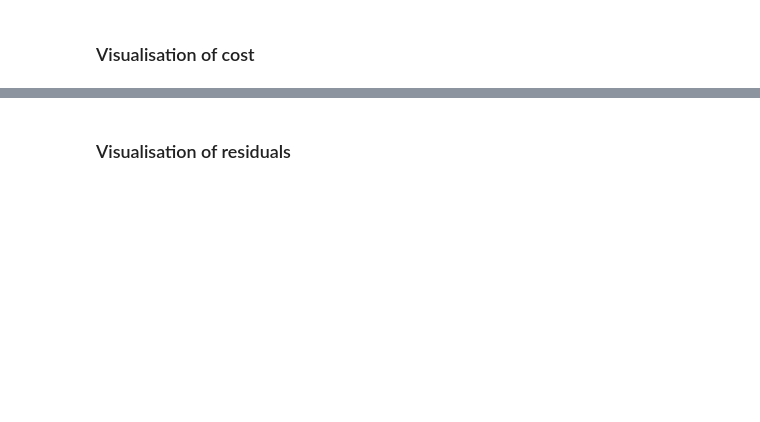
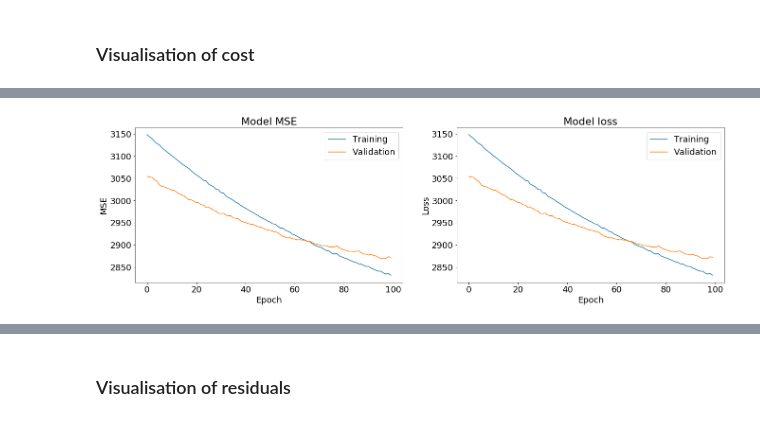
Before and after one commit to allenj813/DS-SYD-PT-24FEB, a Jupyter notebook: Module_10/Labs/IOD_Lab-10.1 vAJ.ipynb, the cells around one changed output, grey strips where cells are left out. Cells and saved outputs as stored; diff of their text form; code cells hidden in the pictures; blank space fills up the shorter version.

```diff
--- a/Module_10/Labs/IOD_Lab-10.1 vAJ.ipynb
+++ b/Module_10/Labs/IOD_Lab-10.1 vAJ.ipynb
@@ -99,14 +92,14 @@ X_train, X_test, y_train, y_test = train_test_split(
 # insert code here
 model = Sequential()
 
-# Add first hidden layer
-model.add(Dense(10, activation = 'relu', input_dim=8))
+# Add first hidden layer, 15 is arbitrary and hyperparameters
+model.add(Dense(15, activation = 'relu', input_shape = (n_cols, )))
 
-# Add second hidden layer
-model.add(Dense(8, activation = 'relu'))
+# Add second hidden layer, 5 is arbitrary and hyperparameters
+model.add(Dense(5, activation = 'relu'))
 
-# Add output layer
-model.add(Dense(1, activation = 'softmax'))
+# Add output layer, use linear because it is regression
+model.add(Dense(1, activation = 'linear'))
 # %%
 print(model.summary())
 # %% [output]
@@ -128,11 +121,12 @@ None
 # %% [markdown]
 ### Compile the model
 # %%
-# insert code here
 # Optimizer tries to minimize the loss function after every epoch
+# Depends on if regression, classification, etc
+
 model.compile(
     optimizer = 'adam',
-    loss = 'mean_squared_error',
-    metrics = ['accuracy'])
+    loss = 'mse',
+    metrics = ['mse'])
 # %% [markdown]
 ### Fit the training data
@@ -146,5 +144,5 @@ history = model.fit(
     validation_split = 0.25,
     batch_size = 20,
     epochs = 100,
-    verbose = 0)
+    verbose = 1)
 # %% [output]
@@ -199,3 +234,28 @@ score = model.evaluate(X_test, y_test, batch_size = 315)
+# %%
+fig, ax = plt.subplots(1, 2, figsize = (18, 6))
+fig.subplots_adjust(left = 0.02, right = 0.98, wspace = 0.2)
+
+plt.rcParams.update({'font.size': 18})
+
+# Plot training & validation accuracy values
+ax[0].plot(history.history['mse'], label = 'Training')
+ax[0].plot(history.history['val_mse'], label = 'Validation')
+ax[0].set_title('Model MSE')
+ax[0].set_ylabel('MSE')
+ax[0].set_xlabel('Epoch')
+ax[0].legend()
+
+# Plot training & validation loss values
+ax[1].plot(history.history['loss'], label = 'Training')
+ax[1].plot(history.history['val_loss'], label = 'Validation')
+ax[1].set_title('Model loss')
+ax[1].set_ylabel('Loss')
+ax[1].set_xlabel('Epoch')
+ax[1].legend()
+
+plt.show()
+# %% [output]
+[figure, added]
 # %%
 # insert code here
 def print_cm(cm):
```
Also changed, not shown: parts of 15 cells of this notebook, 1 other file.
